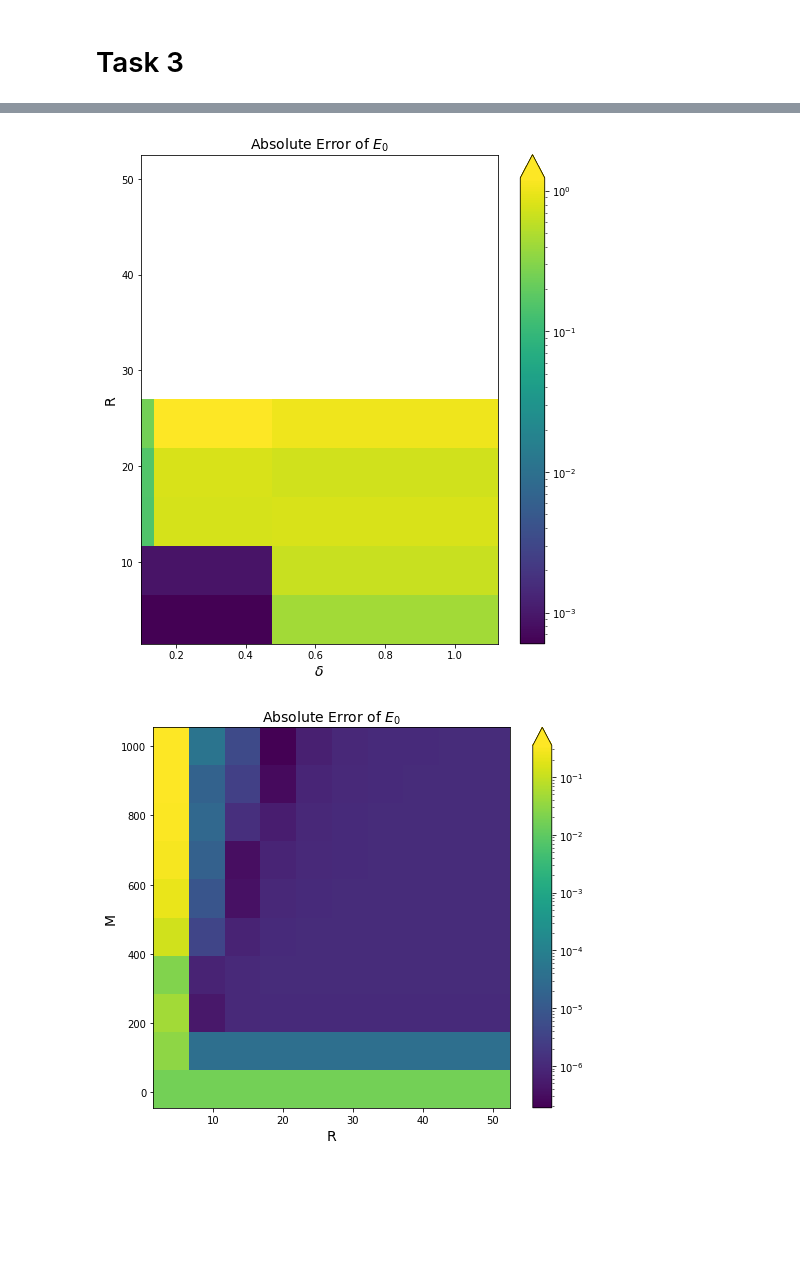
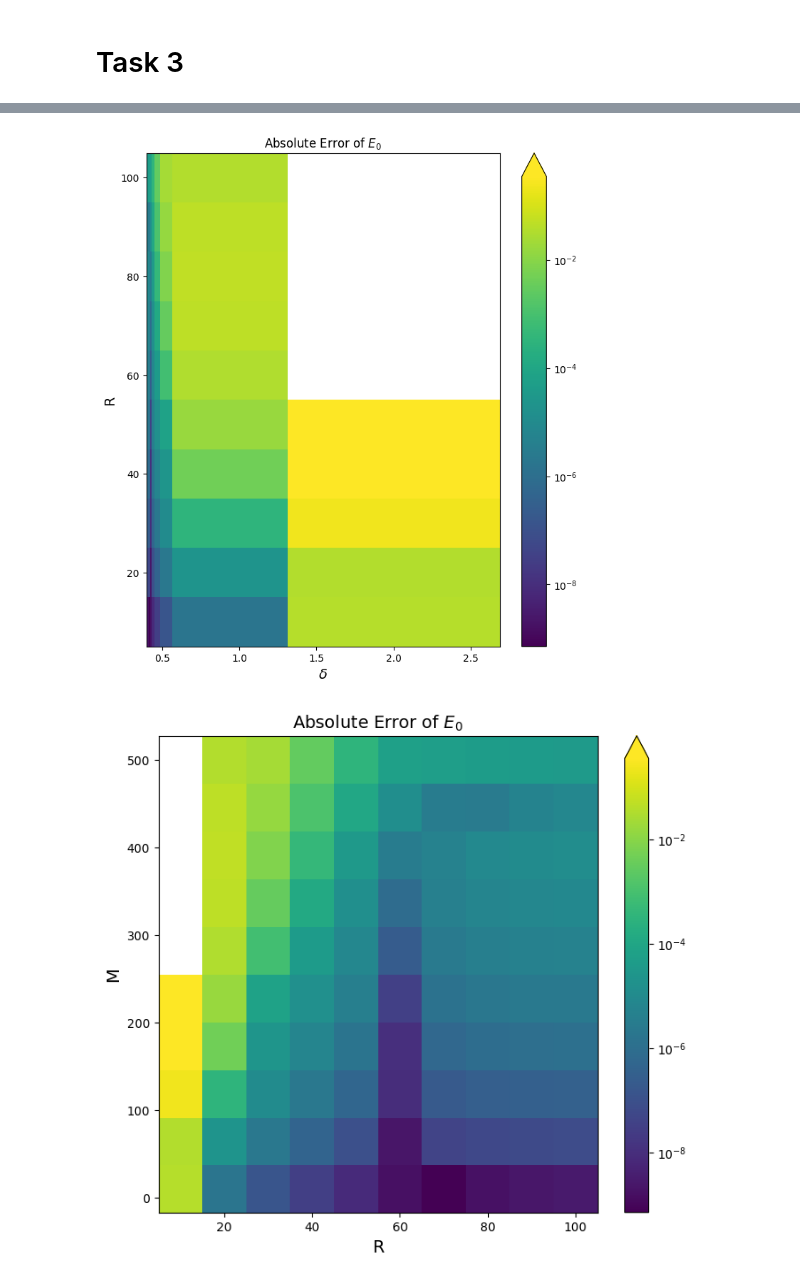
Before and after one commit to MrKozelberg/gaussian_wall, a Jupyter notebook: task_2/task_2.ipynb, the cells around one changed output, grey strips where cells are left out. Cells and saved outputs as stored; diff of their text form; code cells hidden in the pictures; blank space fills up the shorter version.

```diff
--- a/task_2/task_2.ipynb
+++ b/task_2/task_2.ipynb
@@ -196,12 +200,12 @@ m= 1000 , t= 0:00:29.011984
 # %%
 tt = [t_.seconds+t_.microseconds*1e-6 for t_ in t]
 
-p = np.poly1d(np.polyfit(m, tt, 2))
+p = np.poly1d(np.polyfit(m, tt, 3))
 mm = np.linspace(0, m[-1])
 
 plt.plot(m, tt, color='black', linewidth=1, label='Experimental results')
 
-plt.plot(mm, p(mm), color='red', linewidth=1, linestyle='--', label=r'$O(M^2)$')
+plt.plot(mm, p(mm), color='red', linewidth=1, linestyle='--', label=r'$O(M^3)$')
 
 plt.xlabel(r'$M$', fontsize=14)
 plt.ylabel('T, sec', fontsize=14)
@@ -220,17 +224,19 @@ plt.savefig('figures/T_vs_M.pdf', bbox_inches='tight')
 # %% [markdown]
 # Task 3
 # %%
-e0 = np.full((10,10), np.nan)
-r = np.linspace(4,20, 10)
-m = np.linspace(10, 500, 10, dtype=int)
+N = 10
 
-# e_0_true = -0.3539907385825565
+e0 = np.full((N,N), np.nan)
+r = np.linspace(10, 100, N)
+m = np.linspace(10, 500, N, dtype=int)
 
-for i in range(10):
-    for j in range(10):
+e_0_true = -0.3539907385825565
+
+for i in range(N):
+    for j in range(N):
         oc = OrthogonalCollocations(-1, r[i], m[j])
-        eigvals = oc.fast_eigvals()
+        eigvals = oc.eigvals()
         if len(eigvals) > 0:
             e0[i,j] = eigvals[0].real
-        print(i,j)
+        print(i,j, eigvals[:1].real)
 # %% [output]
@@ -271,5 +259,0 @@ for i in range(10):
-# %%
-e0_pres = np.zeros(len(e0))
-for i in range(len(e0)):
-    p = np.poly1d(np.polyfit(1/m[~np.isnan(e0[i,:])], abs(e0[i,~np.isnan(e0[i,:])]), 2))
-    e0_pres[i] = -p(0.0)
@@ -285,0 +260,5 @@ z[z==0] = np.nan
+# %%
+e0_pres = np.zeros(len(e0))
+for i in range(len(e0)):
+    p = np.poly1d(np.polyfit(1/m[5:], abs(e0[i,5:]), 2))
+    e0_pres[i] = -p(0.0)
@@ -286,5 +272,7 @@ z[z==0] = np.nan
 # %%
 fig, ax = plt.subplots(1, 1, figsize=(8,9))
+
+z = np.abs([e0[i,:]-e0_pres[i] for i in range(len(e0))])
 
 pcm = ax.pcolormesh(2*r/m, r, z,
                     norm=colors.LogNorm(vmin=np.nanmin(z),
@@ -296,24 +284,23 @@ fig.colorbar(pcm, ax=ax, extend='max')
 ax.set_xlabel(r'$\delta$', fontsize=14)
 ax.set_ylabel('R', fontsize=14)
 
-ax.set_title(r'Absolute Error of $E_0$', fontsize=14)
+ax.set_title(r'Absolute Error of $E_0$')
 
 fig.savefig('figures/abserr.pdf')
 # %% [output]
-[figure, old version]
+[figure, new version]
 # %%
 fig, ax = plt.subplots(1, 1, figsize=(8,7))
 
-pcm = ax.pcolormesh(r, m, np.abs(err), norm=colors.LogNorm(vmin=np.abs(err).min(),
-                                                          vmax=np.abs(err).max()),
-                    )
+pcm = ax.pcolormesh(r, m, np.abs(z), norm=colors.LogNorm(vmin=np.nanmin(z),
+                                        vmax=np.nanmax(z)))
 fig.colorbar(pcm, ax=ax, extend='max')
 
 ax.set_xlabel('R', fontsize=14)
 ax.set_ylabel('M', fontsize=14)
 
 ax.set_title(r'Absolute Error of $E_0$', fontsize=14)
 
-fig.savefig('figures/abserr.pdf')
+fig.savefig('figures/abserr_rm.pdf')
 # %% [output]
-[figure, old version]
+[figure, new version]
```
Also changed, not shown: parts of 8 cells of this notebook, 19 other files.
